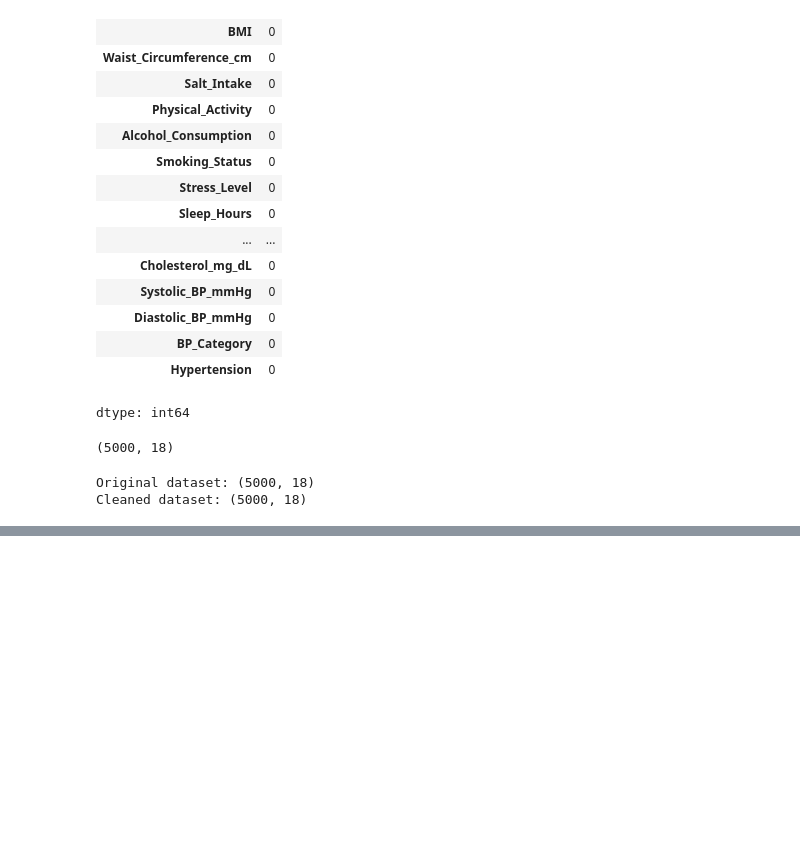
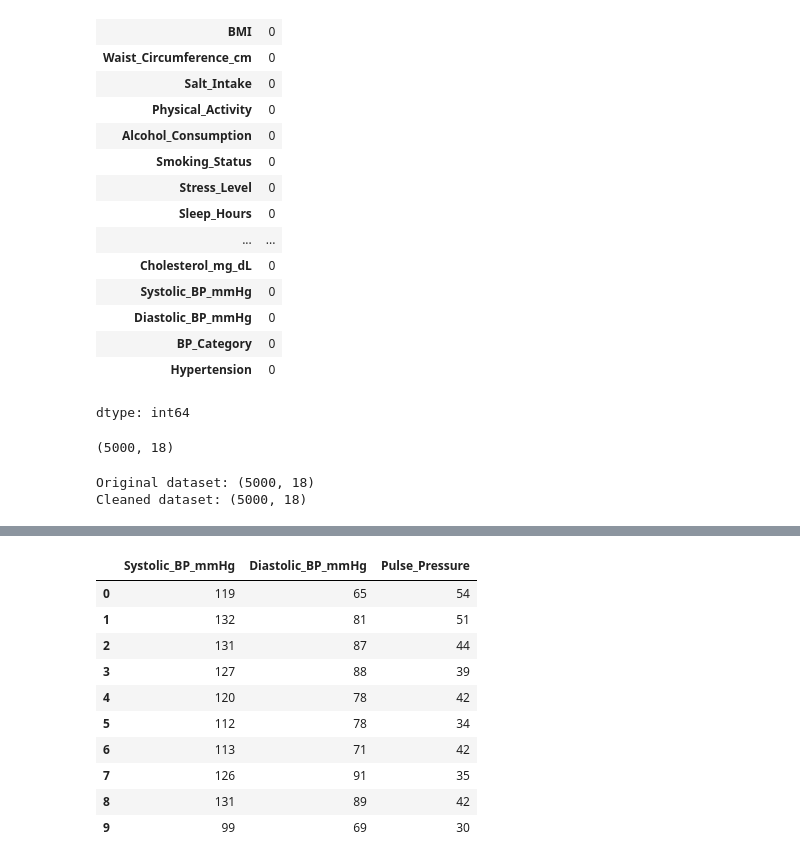
Before and after one commit to KarunaBaruwal/CMP7005-Hypertension-Analytics, a Jupyter notebook: CMP7005_Hypertension_Analysis.ipynb, the cells around one changed output, grey strips where cells are left out. Saved outputs shown, nothing was run; the diff lists cells and outputs as text; code cells hidden in the pictures; blank space fills up the shorter version.

```diff
--- a/CMP7005_Hypertension_Analysis.ipynb
+++ b/CMP7005_Hypertension_Analysis.ipynb
@@ -594,0 +599,5 @@ Cleaned dataset: (5000, 18)
+# %%
+df_clean['HTN_Flag'] = df_clean['Hypertension'].map({
+    'No': 0,
+    'Yes': 1
+})
@@ -594,0 +613,7 @@ Cleaned dataset: (5000, 18)
+# %%
+df_clean['Age_Group'] = pd.cut(
+    df_clean['Age'],
+    bins=[0, 40, 60, 120],
+    labels=['18-39', '40-59', '60+'],
+    right=False
+)
@@ -594,0 +643,23 @@ Cleaned dataset: (5000, 18)
+# %%
+df_clean['Pulse_Pressure'] = (
+    df_clean['Systolic_BP_mmHg'] -
+    df_clean['Diastolic_BP_mmHg']
+)
+# %%
+df_clean[[
+    'Systolic_BP_mmHg',
+    'Diastolic_BP_mmHg',
+    'Pulse_Pressure'
+]].head(10)
+# %% [output]
+|  | Systolic_BP_mmHg | Diastolic_BP_mmHg | Pulse_Pressure |
+| 0 | 119 | 65 | 54 |
+| 1 | 132 | 81 | 51 |
+| 2 | 131 | 87 | 44 |
+| 3 | 127 | 88 | 39 |
+| 4 | 120 | 78 | 42 |
+| 5 | 112 | 78 | 34 |
+| 6 | 113 | 71 | 42 |
+| 7 | 126 | 91 | 35 |
+| 8 | 131 | 89 | 42 |
+| 9 | 99 | 69 | 30 |
```
Also changed, not shown: parts of 7 cells of this notebook.
